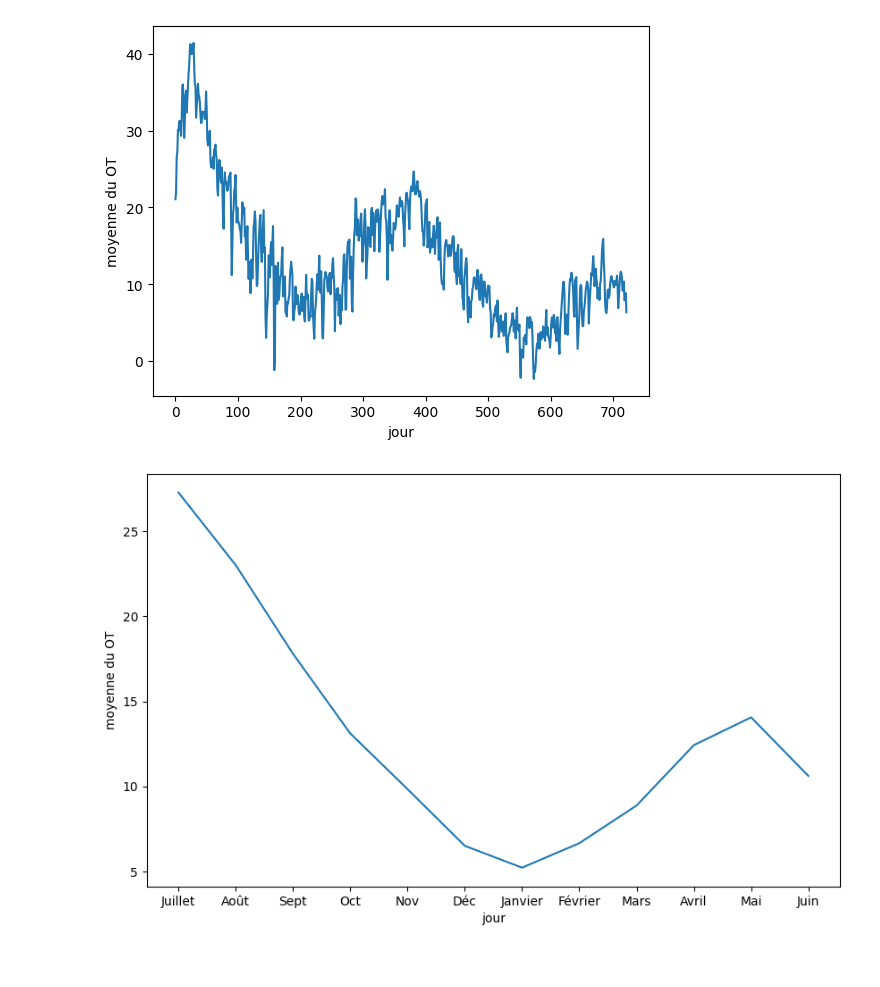
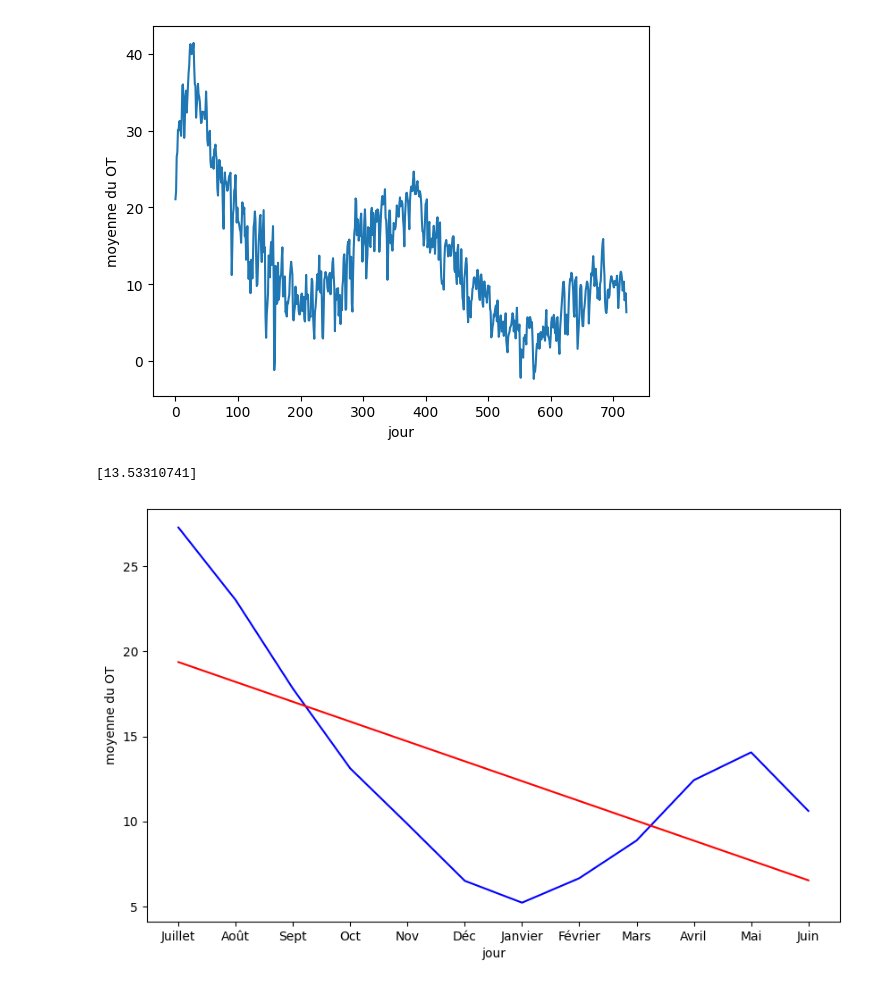
Before and after one commit to momoWantLearn/time_series_classification, a Jupyter notebook: main.ipynb, the cells around one changed output. Cells and saved outputs as stored; diff of their text form; code cells hidden in the pictures.

```diff
--- a/main.ipynb
+++ b/main.ipynb
@@ -95,32 +106,59 @@ def meanByMonth(data):
             numberOfDay=numberOfDay+1
     OTmean[len(OTmean)-1]=OTmean[len(OTmean)-1]/((24*31)+16)
     OTmonth=[0 for i in range(12)]
     for i in range(0,12):
         OTmonth[i]=(OTmean[i]+OTmean[i+12])/2
     return OTmonth
 
 
 def graphOTbyMonth(data):
     plt.figure(figsize=(10, 6))
     AllMonth=[
     "Juillet",
     "Août",
     "Sept",
     "Oct",
     "Nov",
     "Déc",
     "Janvier",
     "Février",
     "Mars",
     "Avril",
     "Mai",
     "Juin"
 ]
     plt.plot(AllMonth,meanByMonth(data))
     plt.xlabel('jour')
     plt.ylabel('moyenne du OT')
     plt.show()
 
-graphOTbyMonth(data)
+def LinearRegressionOfMonth(data):
+    plt.figure(figsize=(10, 6))
+    AllMonth=[
+    "Juillet",
+    "Août",
+    "Sept",
+    "Oct",
+    "Nov",
+    "Déc",
+    "Janvier",
+    "Février",
+    "Mars",
+    "Avril",
+    "Mai",
+    "Juin"
+]
+    regression_model = LinearRegression()
+    regression_model.fit(np.array([i for i in range(len(meanByMonth(data)))]).reshape(-1, 1), meanByMonth(data))
+    y_predicted = regression_model.predict(np.array([[0]]))
+    print(regression_model.predict(np.array([[5]])))
+    plt.plot(AllMonth,meanByMonth(data),color='b', label='Courbe 2')
+    plt.plot(AllMonth,[regression_model.predict(np.array([[i]])) for i in range(12)],color='r', label='Regression lineaire')
+    plt.xlabel('jour')
+    plt.ylabel('moyenne du OT')
+    plt.show()
+
+LinearRegressionOfMonth(data)
 # %% [output]
+[13.53310741]
-[figure, old version]
+[figure, new version]
```
Also changed, not shown: parts of 5 cells of this notebook.
